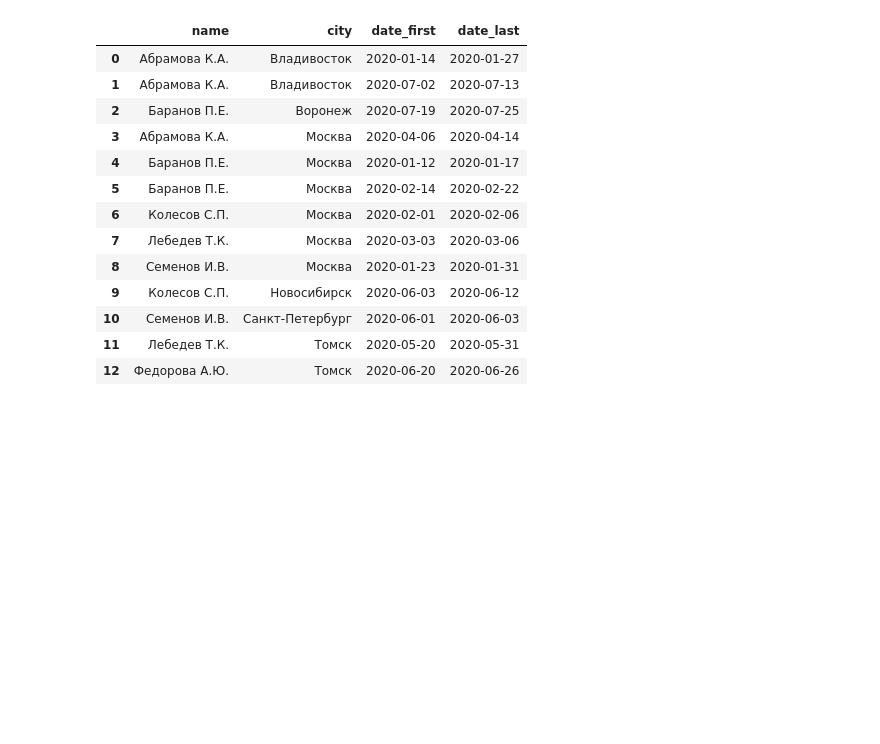
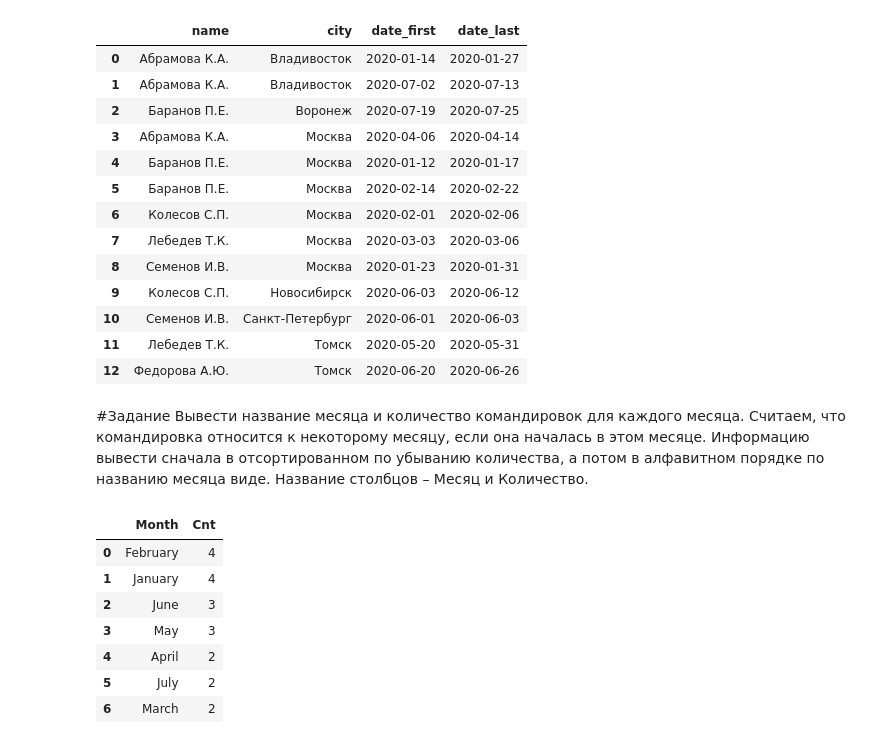
Before and after one commit to dinarsadykow/cv_hw, a Jupyter notebook: Stepik_SQL_hw.ipynb, the cells around one changed output. Saved outputs shown, nothing was run; the diff lists cells and outputs as text; code cells hidden in the pictures; blank space fills up the shorter version.

```diff
--- a/Stepik_SQL_hw.ipynb
+++ b/Stepik_SQL_hw.ipynb
@@ -321,3 +326,33 @@ spark.sql(sql_167).toPandas()
 | 10 | Семенов И.В. | Санкт-Петербург | 2020-06-01 | 2020-06-03 |
 | 11 | Лебедев Т.К. | Томск | 2020-05-20 | 2020-05-31 |
 | 12 | Федорова А.Ю. | Томск | 2020-06-20 | 2020-06-26 |
+# %% [markdown]
+#Задание
+Вывести название месяца и количество командировок для каждого месяца. Считаем, что командировка относится к некоторому месяцу, если она началась в этом месяце. Информацию вывести сначала в отсортированном по убыванию количества, а потом в алфавитном порядке по названию месяца виде. Название столбцов – Месяц и Количество.
+# %%
+sql_168 = """
+
+SELECT
+
+    date_format(date_first,'MMMM') AS Month
+    , COUNT(*) AS Cnt
+
+FROM trip
+
+GROUP BY date_format(date_first,'MMMM')
+
+ORDER BY Cnt DESC, Month ASC
+;
+
+"""
+
+spark.sql(sql_168).toPandas()
+# %% [output]
+|  | Month | Cnt |
+| 0 | February | 4 |
+| 1 | January | 4 |
+| 2 | June | 3 |
+| 3 | May | 3 |
+| 4 | April | 2 |
+| 5 | July | 2 |
+| 6 | March | 2 |
```
Also changed, not shown: parts of 13 cells of this notebook.
